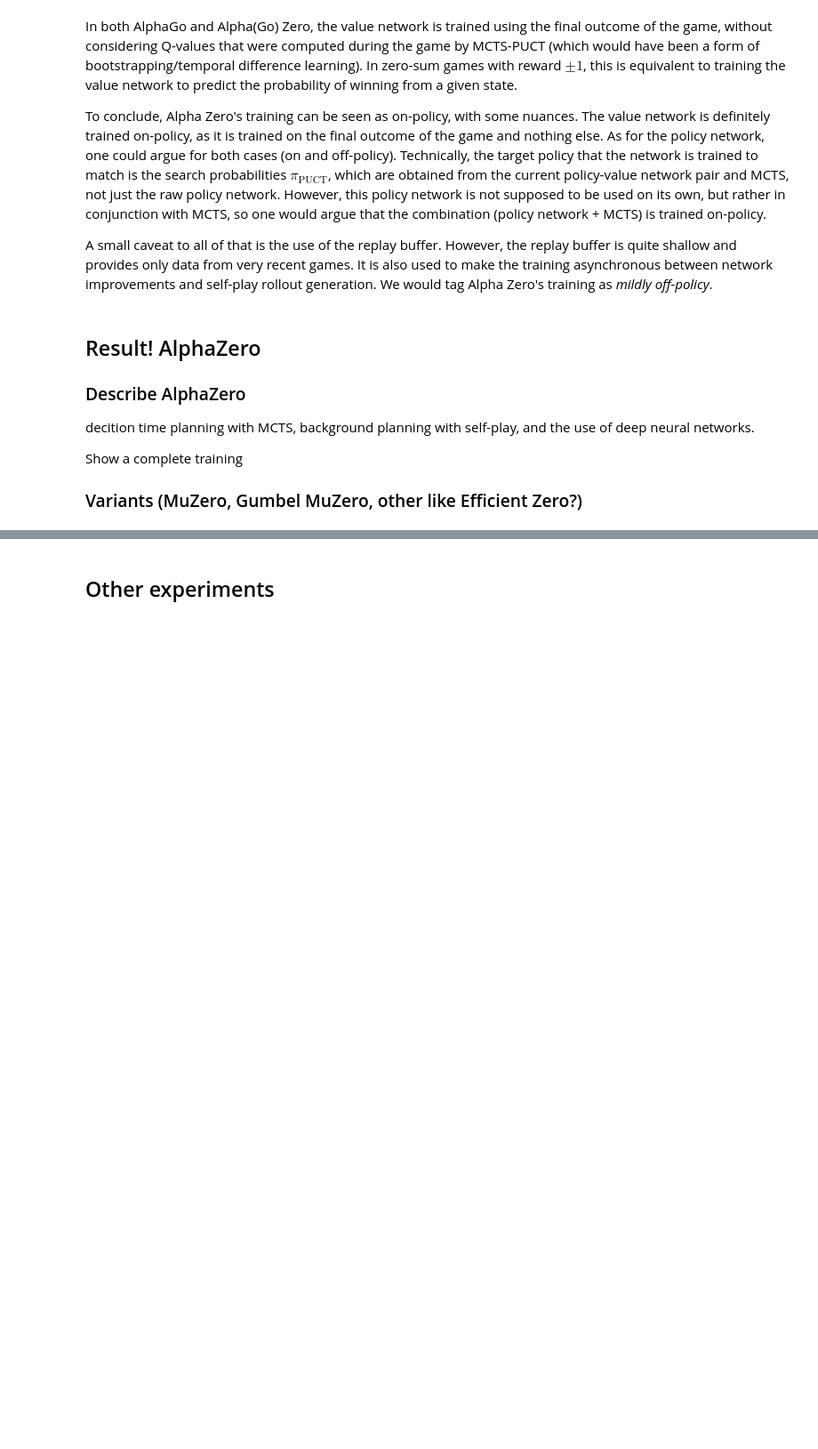
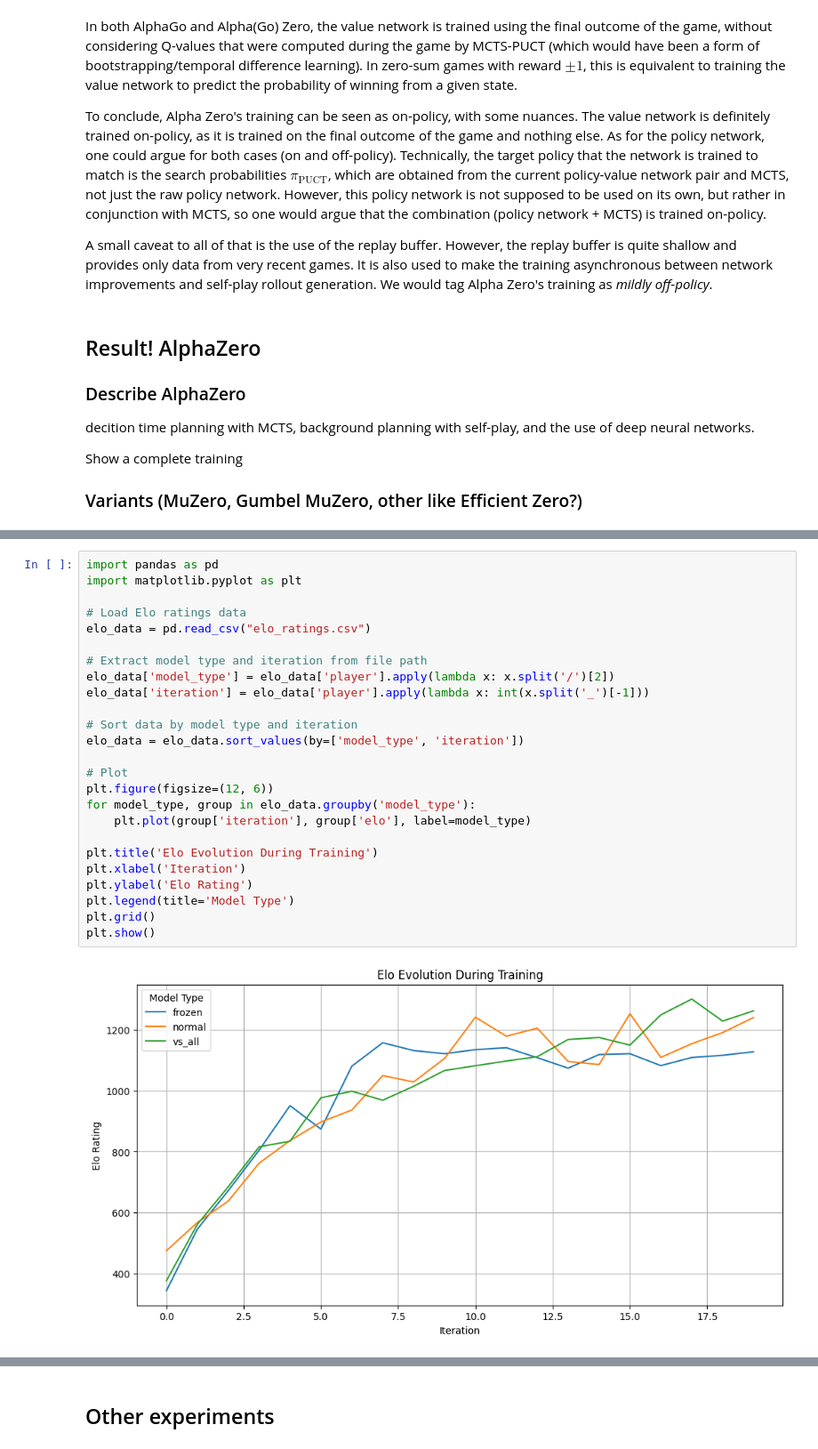
Before and after one commit to edarsem/ConnectZero, a Jupyter notebook: tutorial.ipynb, the cells around one changed output, grey strips where cells are left out. Shown: that part at 89% size. Cells and saved outputs as stored; diff of their text form; blank space fills up the shorter version.

```diff
--- a/tutorial.ipynb
+++ b/tutorial.ipynb
@@ -159,0 +186,27 @@ Show a complete training
+# %%
+import pandas as pd
+import matplotlib.pyplot as plt
+
+# Load Elo ratings data
+elo_data = pd.read_csv("elo_ratings.csv")
+
+# Extract model type and iteration from file path
+elo_data['model_type'] = elo_data['player'].apply(lambda x: x.split('/')[2])
+elo_data['iteration'] = elo_data['player'].apply(lambda x: int(x.split('_')[-1]))
+
+# Sort data by model type and iteration
+elo_data = elo_data.sort_values(by=['model_type', 'iteration'])
+
+# Plot
+plt.figure(figsize=(12, 6))
+for model_type, group in elo_data.groupby('model_type'):
+    plt.plot(group['iteration'], group['elo'], label=model_type)
+
+plt.title('Elo Evolution During Training')
+plt.xlabel('Iteration')
+plt.ylabel('Elo Rating')
+plt.legend(title='Model Type')
+plt.grid()
+plt.show()
+# %% [output]
+[figure, added]
```
Also changed, not shown: parts of 6 cells of this notebook.
